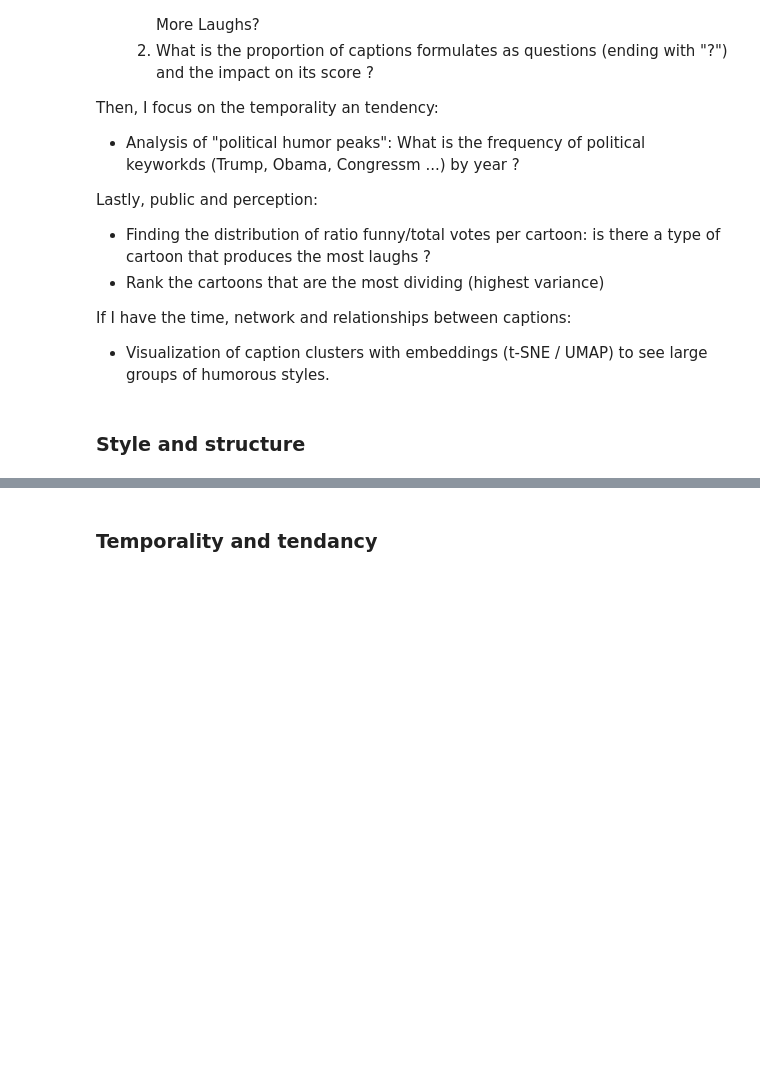
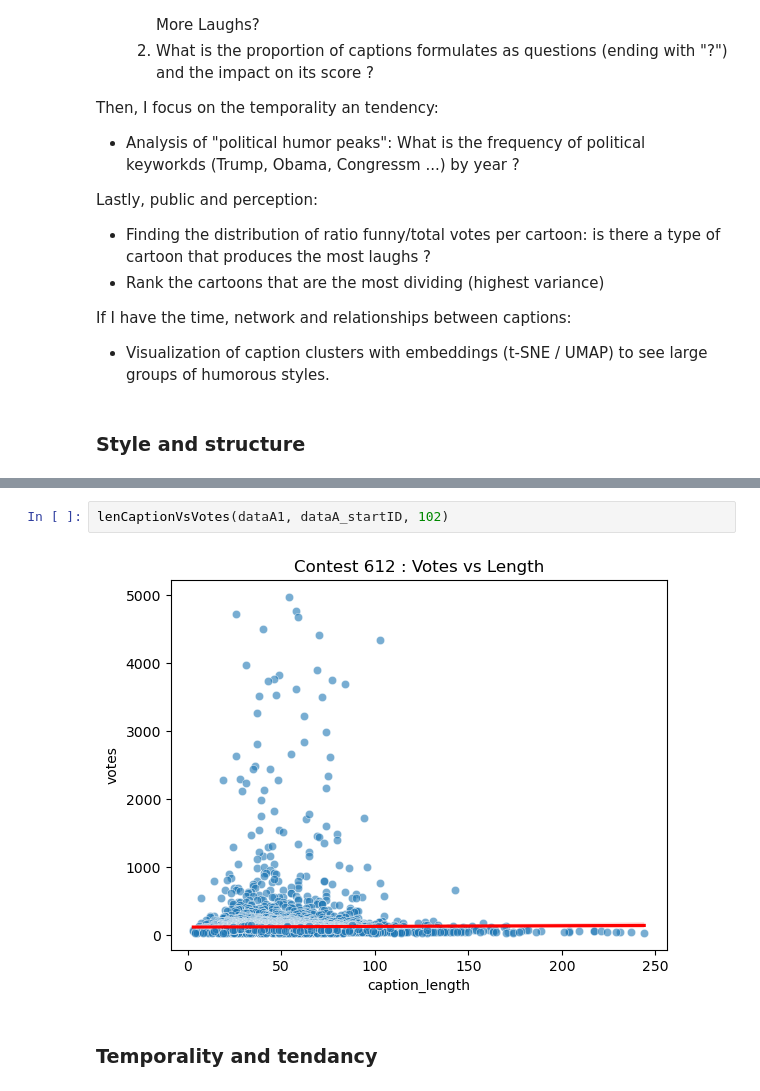
Before and after one commit to epfl-ada/ada-2025-project-adacore42, a Jupyter notebook: Data exploration P2.ipynb, the cells around one changed output, grey strips where cells are left out. Drawn from its saved outputs; the diff is of its cells as text; blank space fills up the shorter version.

```diff
--- a/Data exploration P2.ipynb
+++ b/Data exploration P2.ipynb
@@ -75,3 +175,7 @@ If I have the time, network and relationships between captions:
+# %%
+lenCaptionVsVotes(dataA1, dataA_startID, 102)
+# %% [output]
+[figure, added]
 # %% [markdown]
 ### Temporality and tendancy
 # %% [markdown]
```
Also changed, not shown: parts of 11 cells of this notebook, 3 other files.
